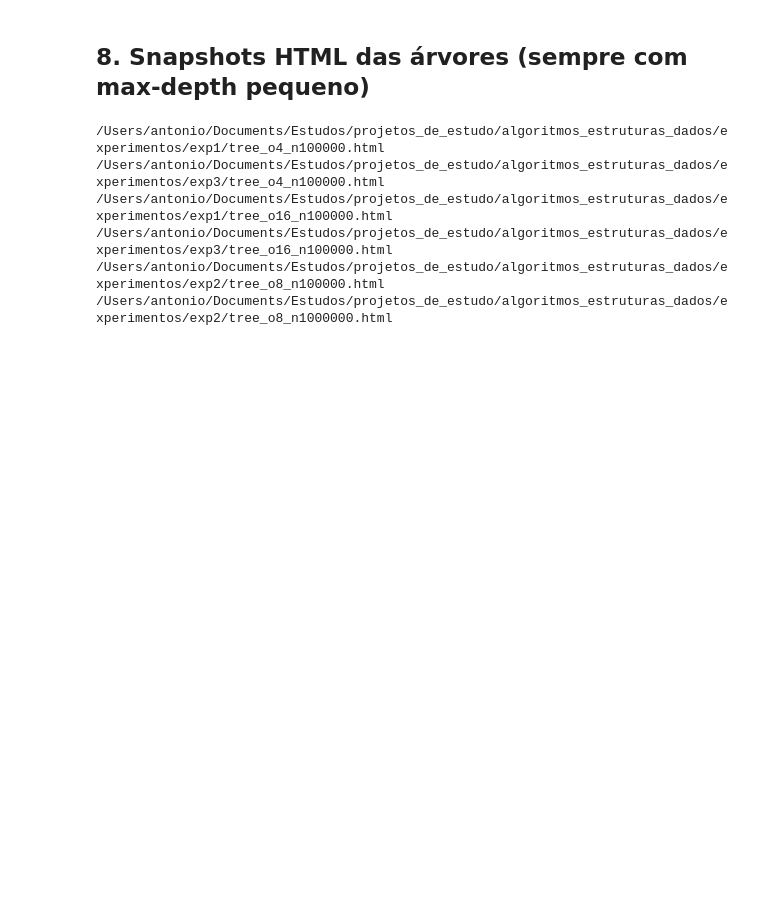
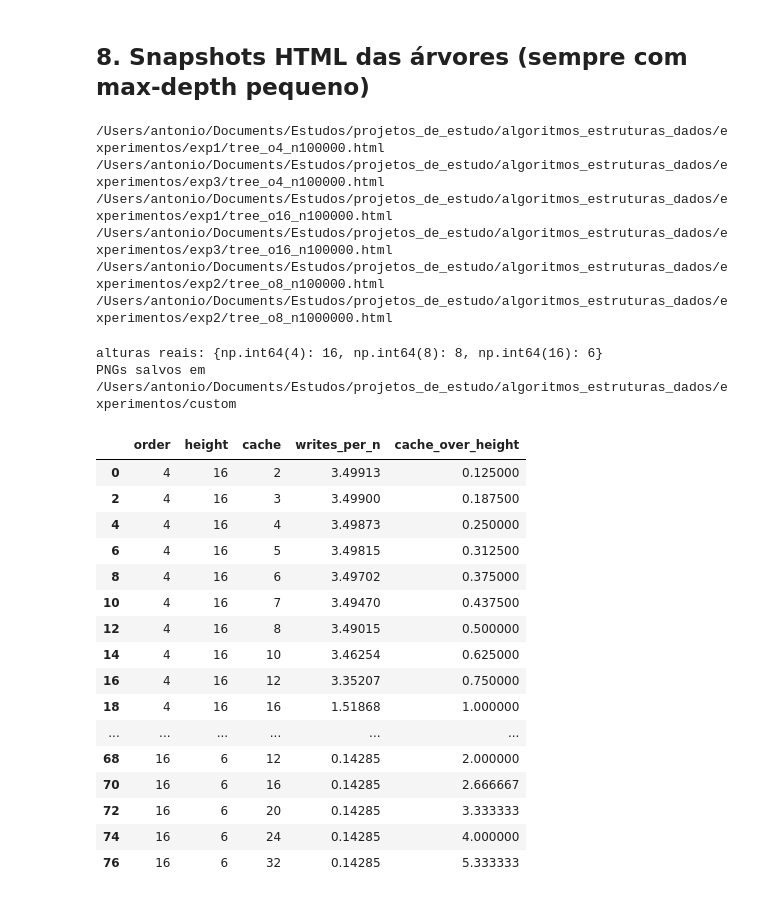
Before and after one commit to williamlims/algoritmos_estruturas_dados, a Jupyter notebook: experimentos.ipynb, the cells around one changed output. Saved outputs shown, nothing was run; the diff lists cells and outputs as text; code cells hidden in the pictures; blank space fills up the shorter version.

Commit message:
experimentos altura da arvore x cache

```diff
--- a/experimentos.ipynb
+++ b/experimentos.ipynb
@@ -336,3 +336,81 @@ for s in (100_000, 1_000_000):
 mask = (df_exp1["order"]<=16) & (df_exp1["cache"]==16) & (df_exp1["phase"]=="insert")
 directory_output = EXPERIMENTOS / "custom"
 plot_series(df_exp1[mask], "order", "cache", directory_output, "exp_until_cache", logx=True)
+# %%
+# === Analise personalizada: ALTURA x CACHE x writes/n ==========================
+# Usa SOMENTE dados ja computados (exp3.csv) + as arvores .dat ja geradas em
+# arvores/ (le o disco para extrair a ALTURA REAL). NAO roda o pipeline.
+import struct
+
+CUSTOM_DIR = EXPERIMENTOS / "custom"
+CUSTOM_DIR.mkdir(exist_ok=True)
+
+def tree_height(order, size):
+    "Altura real: desce por filhoIdx[0] no .dat ate a folha (sem rodar bench)."
+    dat = ARVORES / f"o{order}_n{size}.dat"
+    root = int(Path(str(dat) + ".meta").read_text().strip())
+    rec_ints = 2 * order              # NodeRecord = [n, keys(order-1), filhoIdx(order)]
+    blob = dat.read_bytes()
+    def child0(idx):
+        ints = struct.unpack_from(f"<{rec_ints}i", blob, (idx - 1) * rec_ints * 4)
+        return ints[order]            # filhoIdx[0]
+    h, idx = 1, root
+    while (c := child0(idx)) != 0:
+        idx, h = c, h + 1
+    return h
+
+# exp3 = varia cache, uma curva por ordem (fase insert)
+d = pd.read_csv(EXP3_DIR / "exp3.csv")
+d = d[d["phase"] == "insert"].copy()
+d["writes_per_n"] = d["writes"] / d["n"]
+heights = {o: tree_height(o, EXP3_SIZE) for o in sorted(d["order"].unique())}
+d["height"] = d["order"].map(heights)
+d["cache_over_height"] = d["cache"] / d["height"]
+print("alturas reais:", heights)
+
+# --- Grafico 1: writes/n vs cache; tracejado vertical em cache = altura real ---
+fig, ax = plt.subplots(figsize=(7.5, 4.8))
+for o in sorted(d["order"].unique()):
+    s = d[d["order"] == o].sort_values("cache")
+    ln, = ax.plot(s["cache"], s["writes_per_n"], marker="o", label=f"ordem {o} (h={heights[o]})")
+    ax.axvline(heights[o], color=ln.get_color(), ls="--", lw=1, alpha=0.7)
+ax.set_xscale("log")
+ax.set_xlabel("cache (nos)"); ax.set_ylabel("writes / n")
+ax.set_title("writes/n vs cache - tracejado: cache = altura real")
+ax.grid(True, alpha=0.3); ax.legend(fontsize=8)
+fig.tight_layout(); fig.savefig(CUSTOM_DIR / "writes_vs_cache_altura.png", dpi=120); plt.close(fig)
+
+# --- Grafico 2 (colapso): writes/n vs (cache / altura) -> penhasco em ~1 ---
+fig, ax = plt.subplots(figsize=(7.5, 4.8))
+for o in sorted(d["order"].unique()):
+    s = d[d["order"] == o].sort_values("cache_over_height")
+    ax.plot(s["cache_over_height"], s["writes_per_n"], marker="o", label=f"ordem {o} (h={heights[o]})")
+ax.axvline(1.0, color="red", ls="--", lw=1.2, label="cache = altura")
+ax.set_xscale("log")
+ax.set_xlabel("cache / altura"); ax.set_ylabel("writes / n")
+ax.set_title("Colapso: o penhasco cai em cache/altura ~ 1")
+ax.grid(True, alpha=0.3); ax.legend(fontsize=8)
+fig.tight_layout(); fig.savefig(CUSTOM_DIR / "writes_colapso_altura.png", dpi=120); plt.close(fig)
+
+print("PNGs salvos em", CUSTOM_DIR)
+d[["order", "height", "cache", "writes_per_n", "cache_over_height"]]
+# %% [output]
+alturas reais: {np.int64(4): 16, np.int64(8): 8, np.int64(16): 6}
+PNGs salvos em /Users/antonio/Documents/Estudos/projetos_de_estudo/algoritmos_estruturas_dados/experimentos/custom
+|  | order | height | cache | writes_per_n | cache_over_height |
+| 0 | 4 | 16 | 2 | 3.49913 | 0.125000 |
+| 2 | 4 | 16 | 3 | 3.49900 | 0.187500 |
+| 4 | 4 | 16 | 4 | 3.49873 | 0.250000 |
+| 6 | 4 | 16 | 5 | 3.49815 | 0.312500 |
+| 8 | 4 | 16 | 6 | 3.49702 | 0.375000 |
+| 10 | 4 | 16 | 7 | 3.49470 | 0.437500 |
+| 12 | 4 | 16 | 8 | 3.49015 | 0.500000 |
+| 14 | 4 | 16 | 10 | 3.46254 | 0.625000 |
+| 16 | 4 | 16 | 12 | 3.35207 | 0.750000 |
+| 18 | 4 | 16 | 16 | 1.51868 | 1.000000 |
+| ... | ... | ... | ... | ... | ... |
+| 68 | 16 | 6 | 12 | 0.14285 | 2.000000 |
+| 70 | 16 | 6 | 16 | 0.14285 | 2.666667 |
+| 72 | 16 | 6 | 20 | 0.14285 | 3.333333 |
+| 74 | 16 | 6 | 24 | 0.14285 | 4.000000 |
+| 76 | 16 | 6 | 32 | 0.14285 | 5.333333 |
```
Also changed, not shown: 2 other files.
